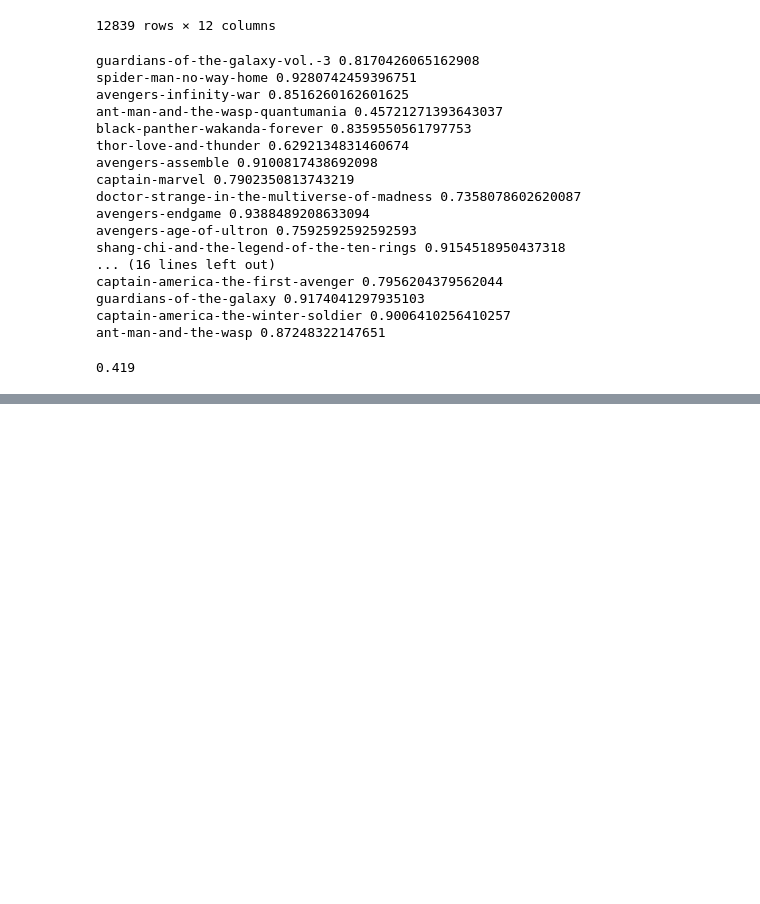
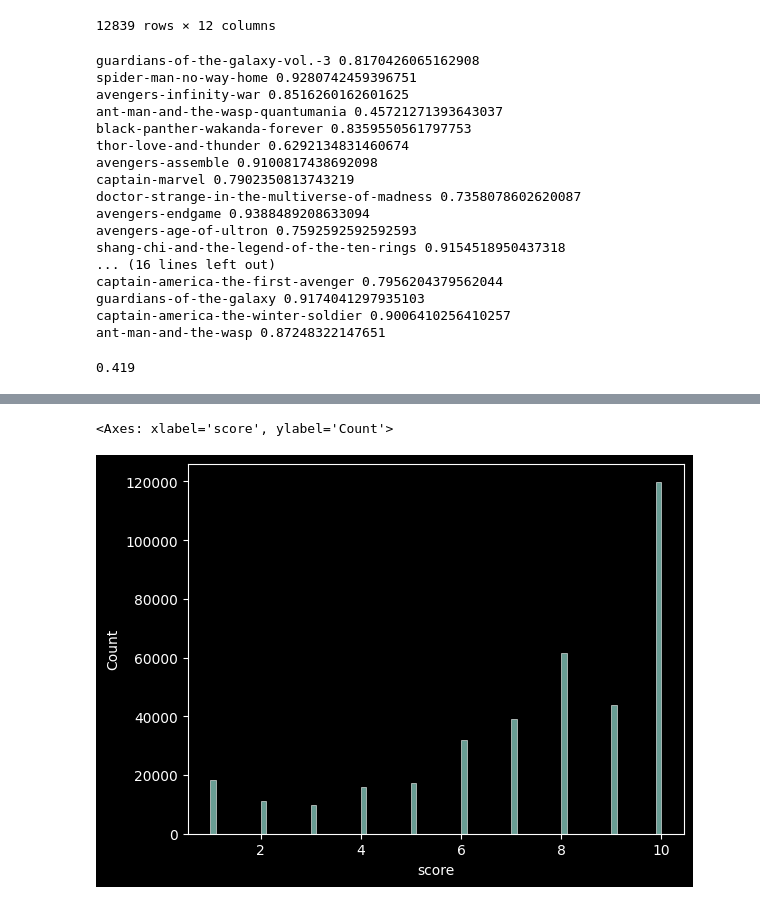
Before and after one commit to rizz-kings/data-in-the-wild, a Jupyter notebook: notebooks/PCA.ipynb, the cells around one changed output, grey strips where cells are left out. Cells and saved outputs as stored; diff of their text form; code cells hidden in the pictures; blank space fills up the shorter version.

```diff
--- a/notebooks/PCA.ipynb
+++ b/notebooks/PCA.ipynb
@@ -210,0 +388,5 @@ crit_score <scipy.stats._distn_infrastructure.rv_continuous_frozen object at 0x.
+# %%
+sns.histplot(reviews.score)
+# %% [output]
+<Axes: xlabel='score', ylabel='Count'>
+[figure, added]
```
Also changed, not shown: parts of 14 cells of this notebook.
